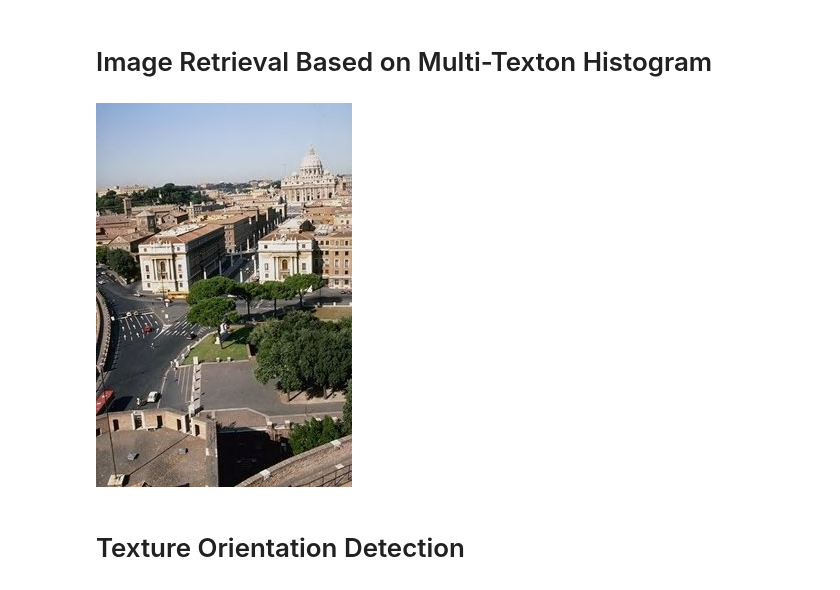
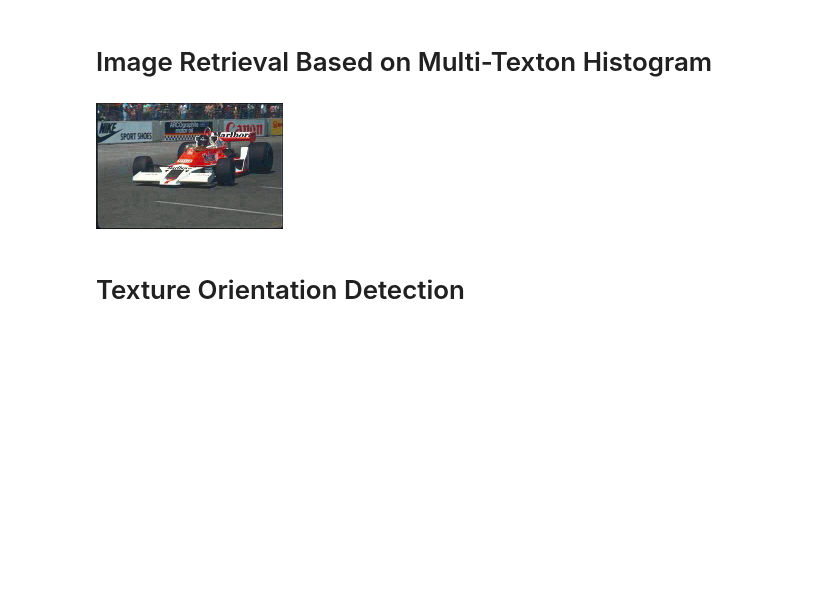
Before and after one commit to pratikkejriwal/MultiTexton, a Jupyter notebook: Multi_Texton-rw.ipynb, the cells around one changed output. Drawn from its saved outputs; the diff is of its cells as text; code cells hidden in the pictures; blank space fills up the shorter version.

```diff
--- a/Multi_Texton-rw.ipynb
+++ b/Multi_Texton-rw.ipynb
@@ -8,11 +8,11 @@ import numpy as np
 import matplotlib.pyplot as plt
 # %%
 from IPython.display import Image
-img = cv2.imread('226.jpg')
+img = cv2.imread('2712.jpg')
 width, height, channels = img.shape
-Image('226.jpg')
+Image('2712.jpg')
 # %% [output]
-[figure, old version]
+[figure, new version]
 # %% [markdown]
 # Texture Orientation Detection
 # %%
```
Also changed, not shown: parts of 9 cells of this notebook.
